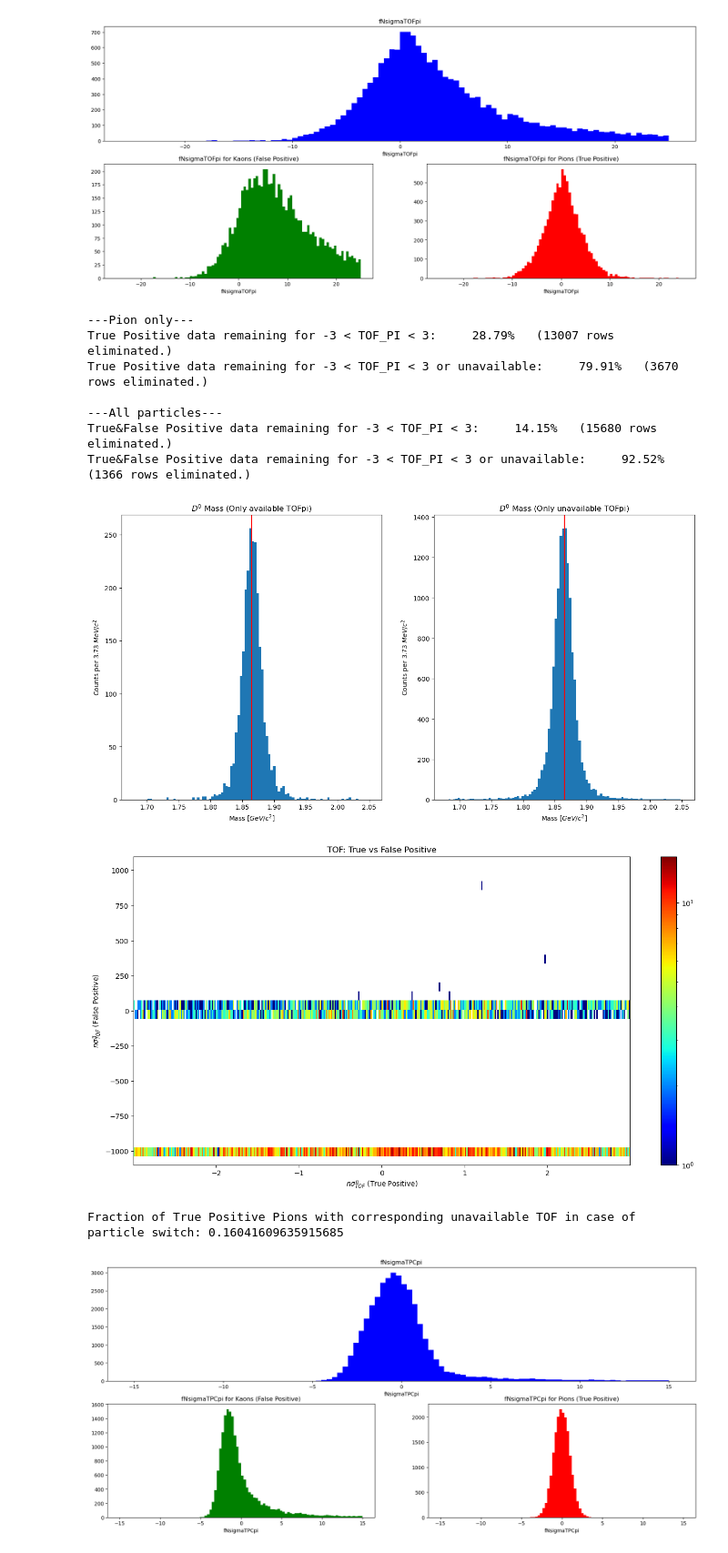
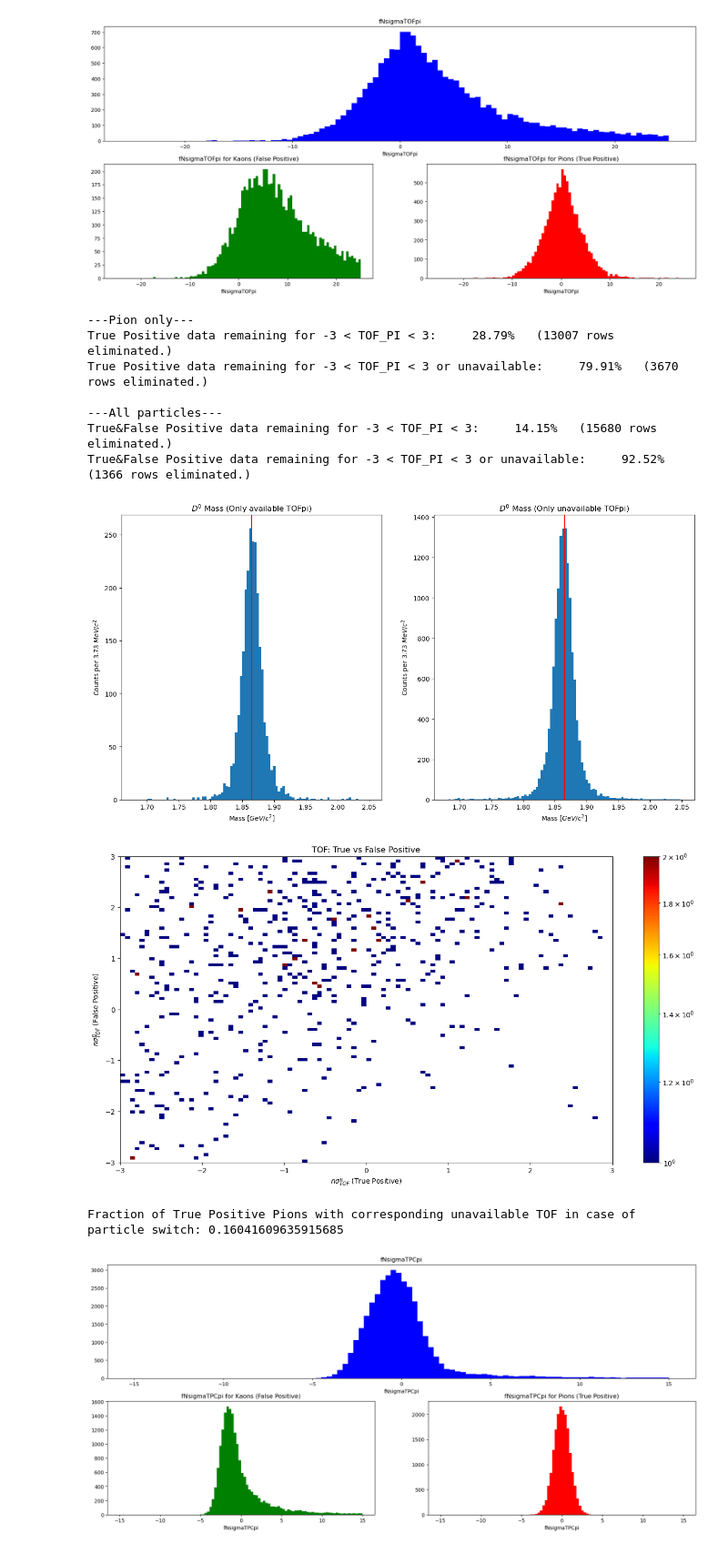
Before and after one commit to LeoPi314/LCPB_Project, a Jupyter notebook: MC_Analysis_D0.ipynb, the cells around one changed output. Shown at 91% size. Saved outputs shown, nothing was run; the diff lists cells and outputs as text; code cells hidden in the pictures.

```diff
--- a/MC_Analysis_D0.ipynb
+++ b/MC_Analysis_D0.ipynb
@@ -753,38 +755,45 @@ ax[0].set_title("$D^0$ Mass (Only available TOFpi)")
 
 # only UNAVAILABLE
 only_unavailable_TOF = final_results[( final_results["KA_TOFpi"].abs() > NA_TOF_PI ) | ( final_results["PI_TOFpi"].abs() > NA_TOF_PI ) ]
 ax[1].hist(only_unavailable_TOF["inv_mass"], bins=N_BINS, range=(MIN_MASS, MAX_MASS))
 ax[1].axvline(x=m_d0, color="red")
 ax[1].set_xlabel("Mass [$GeV/c^2$]")
 ax[1].set_ylabel(f"Counts per {((MAX_MASS-MIN_MASS)/N_BINS)*1000:.2f} $MeV/c^2$")
 ax[1].set_title("$D^0$ Mass (Only unavailable TOFpi)")
 
 plt.show()
 
+test = final_results[final_results["PI_TOFpi"].between(min_cut_TOF_PI, max_cut_TOF_PI)]
+test = test[test["KA_TOFpi"].between(-10,10)]
+
 # Check how the true positive and false positive are related
 fig, ax = plt.subplots(figsize=(16,8))
-plt.hist2d(final_results[( final_results["PI_TOFpi"].between(min_cut_TOF_PI, max_cut_TOF_PI))]["PI_TOFpi"],
-           final_results[( final_results["PI_TOFpi"].between(min_cut_TOF_PI, max_cut_TOF_PI))]["KA_TOFpi"],
-           (400, 400), cmap="jet", norm=LogNorm() )
+# plt.hist2d(final_results[( final_results["PI_TOFpi"].between(min_cut_TOF_PI, max_cut_TOF_PI))]["PI_TOFpi"],
+#            final_results[( final_results["PI_TOFpi"].between(min_cut_TOF_PI, max_cut_TOF_PI))]["KA_TOFpi"],
+#            (400, 400), cmap="jet", norm=LogNorm() )
+plt.hist2d(test["PI_TOFpi"],
+           test["KA_TOFpi"],
+           (100, 100), cmap="jet", norm=LogNorm(), range=[[-3, 3], [-3, 3]] )
+
 plt.colorbar()
 plt.xlabel(r"$n\sigma^{\pi}_{TOF}$ (True Positive)")
 plt.ylabel(r"$n\sigma^{\pi}_{TOF}$ (False Positive)")
-plt.ylim(-1.1*NA_TOF_PI, 1.1*NA_TOF_PI )
+#plt.ylim(-1.1*NA_TOF_PI, 1.1*NA_TOF_PI )
 plt.title("TOF: True vs False Positive")
 plt.show()
 
 print("Fraction of True Positive Pions with corresponding unavailable TOF in case of particle switch:",
       sum( (final_results["PI_TOFpi"].between(min_cut_TOF_PI, max_cut_TOF_PI)) & ( (final_results["KA_TOFpi"].abs() > NA_TOF_PI) ) )/len(final_results) )
 # %% [output]
 ---Pion only---
 True Positive data remaining for -3 < TOF_PI < 3:     28.79%   (13007 rows eliminated.)
 True Positive data remaining for -3 < TOF_PI < 3 or unavailable:     79.91%   (3670 rows eliminated.)
 
 ---All particles---
 True&False Positive data remaining for -3 < TOF_PI < 3:     14.15%   (15680 rows eliminated.)
 True&False Positive data remaining for -3 < TOF_PI < 3 or unavailable:     92.52%   (1366 rows eliminated.)
 [figure]
-[figure, old version]
+[figure, new version]
 Fraction of True Positive Pions with corresponding unavailable TOF in case of particle switch: 0.16041609635915685
 # %%
 fig, axes = plt.subplot_mosaic(mosaic, figsize=(21, 9))
```
Also changed, not shown: parts of 4 cells of this notebook.
